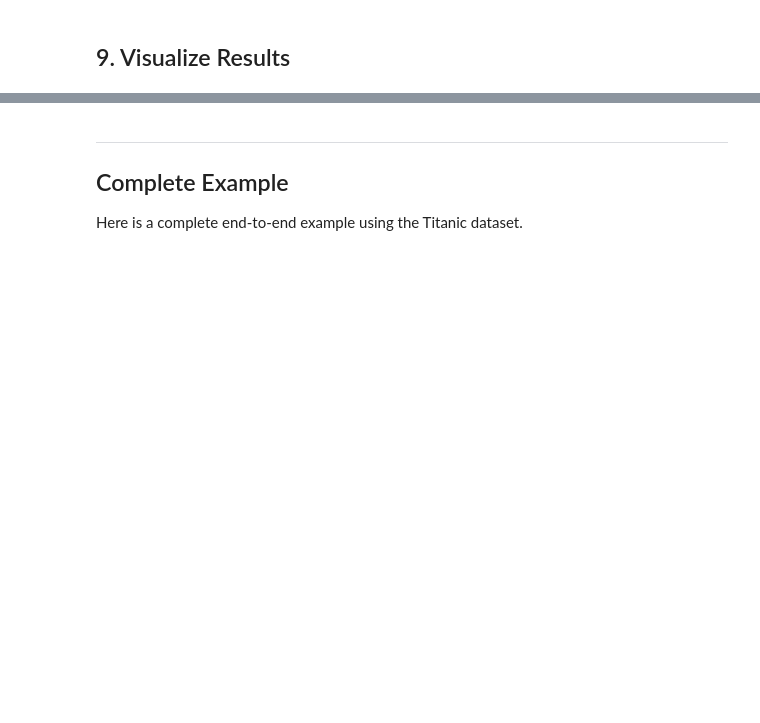
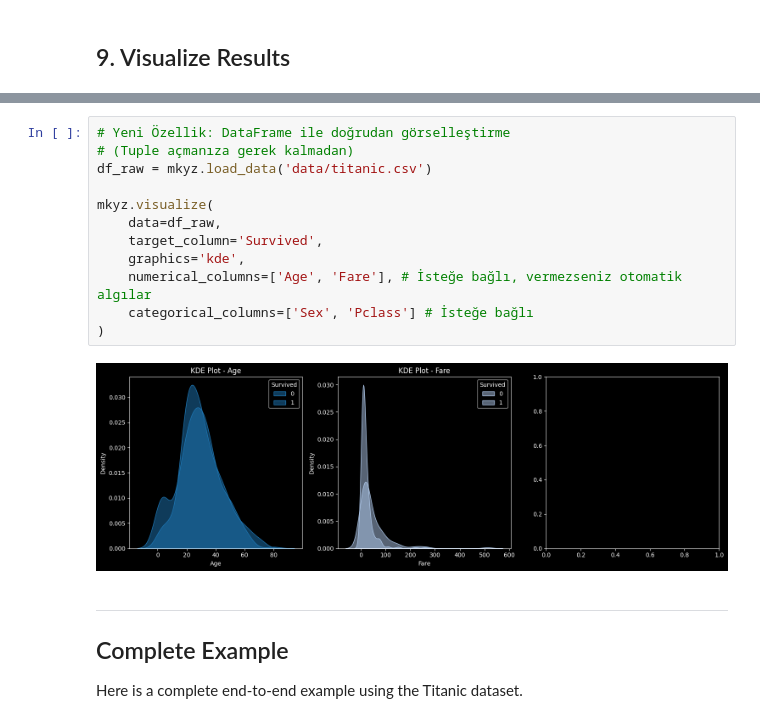
Before and after one commit to mmustafakapici/mkyz, a Jupyter notebook: examples/01_quickstart.ipynb, the cells around one changed output, grey strips where cells are left out. Saved outputs shown, nothing was run; the diff lists cells and outputs as text; blank space fills up the shorter version.

```diff
--- a/examples/01_quickstart.ipynb
+++ b/examples/01_quickstart.ipynb
@@ -156,3 +228,17 @@ mkyz.visualize(data, plot_type='boxplot')
+# %%
+# Yeni Özellik: DataFrame ile doğrudan görselleştirme
+# (Tuple açmanıza gerek kalmadan)
+df_raw = mkyz.load_data('data/titanic.csv')
+
+mkyz.visualize(
+    data=df_raw,
+    target_column='Survived',
+    graphics='kde',
+    numerical_columns=['Age', 'Fare'], # İsteğe bağlı, vermezseniz otomatik algılar
+    categorical_columns=['Sex', 'Pclass'] # İsteğe bağlı
+)
+# %% [output]
+[figure, added]
 # %% [markdown]
 ---
 
```
Also changed, not shown: parts of 12 cells of this notebook, 49 other files.
